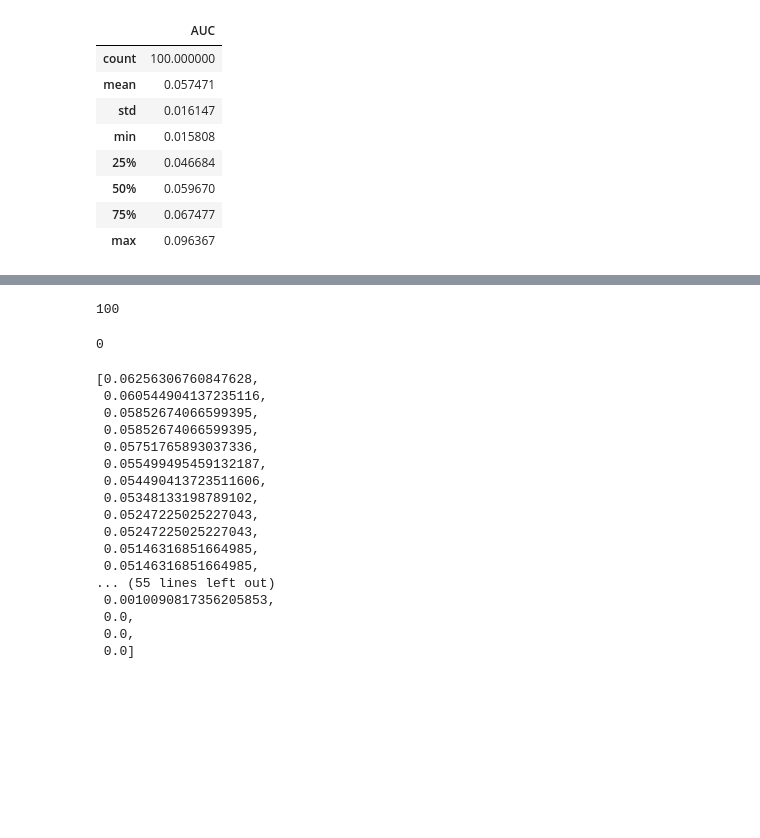
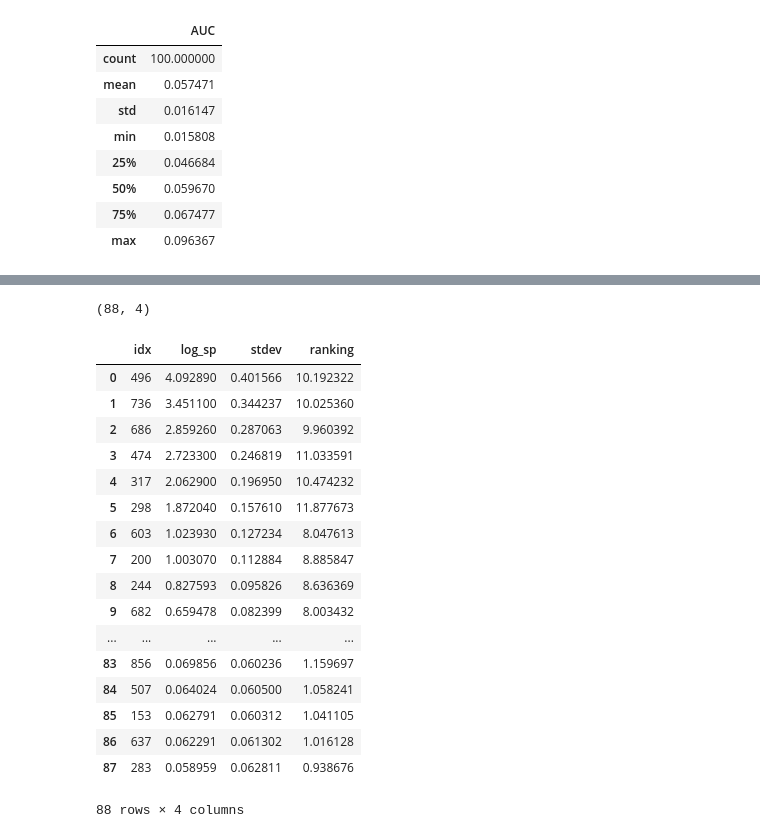
Before and after one commit to cbg-ethz/SCICoNE, a Jupyter notebook: notebooks/bp_classifier_roc/Breakpoint Classifier Performance - Multiple Runs.ipynb, the cells around one changed output, grey strips where cells are left out. Cells and saved outputs as stored; diff of their text form; code cells hidden in the pictures; blank space fills up the shorter version.

```diff
--- a/notebooks/bp_classifier_roc/Breakpoint Classifier Performance - Multiple Runs.ipynb
+++ b/notebooks/bp_classifier_roc/Breakpoint Classifier Performance - Multiple Runs.ipynb
@@ -145,4 +142,0 @@ len(all_fpr[5])
-# %%
-len(all_tpr)
-# %% [output]
-100
@@ -152,24 +143,25 @@ ind = np.argmax(all_tpr[5])
-# %%
-ind
-# %% [output]
-0
-# %%
-all_fpr[5]
-# %% [output]
-[0.06256306760847628,
- 0.060544904137235116,
- 0.05852674066599395,
- 0.05852674066599395,
- 0.05751765893037336,
- 0.055499495459132187,
- 0.054490413723511606,
- 0.05348133198789102,
- 0.05247225025227043,
- 0.05247225025227043,
- 0.05146316851664985,
- 0.05146316851664985,
-... (55 lines left out)
- 0.0010090817356205853,
- 0.0,
- 0.0,
- 0.0]
+# %%
+all_bps_tables[0].shape
+# %% [output]
+(88, 4)
+# %%
+all_bps_tables[0]
+# %% [output]
+|  | idx | log_sp | stdev | ranking |
+| 0 | 496 | 4.092890 | 0.401566 | 10.192322 |
+| 1 | 736 | 3.451100 | 0.344237 | 10.025360 |
+| 2 | 686 | 2.859260 | 0.287063 | 9.960392 |
+| 3 | 474 | 2.723300 | 0.246819 | 11.033591 |
+| 4 | 317 | 2.062900 | 0.196950 | 10.474232 |
+| 5 | 298 | 1.872040 | 0.157610 | 11.877673 |
+| 6 | 603 | 1.023930 | 0.127234 | 8.047613 |
+| 7 | 200 | 1.003070 | 0.112884 | 8.885847 |
+| 8 | 244 | 0.827593 | 0.095826 | 8.636369 |
+| 9 | 682 | 0.659478 | 0.082399 | 8.003432 |
+| ... | ... | ... | ... | ... |
+| 83 | 856 | 0.069856 | 0.060236 | 1.159697 |
+| 84 | 507 | 0.064024 | 0.060500 | 1.058241 |
+| 85 | 153 | 0.062791 | 0.060312 | 1.041105 |
+| 86 | 637 | 0.062291 | 0.061302 | 1.016128 |
+| 87 | 283 | 0.058959 | 0.062811 | 0.938676 |
+88 rows × 4 columns
```
Also changed, not shown: parts of 16 cells of this notebook, 1 other file.
